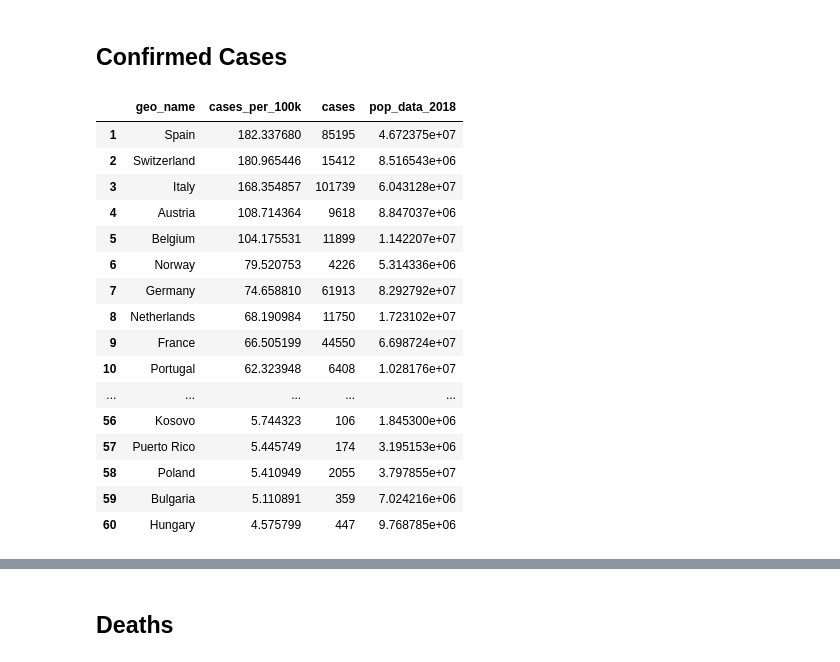
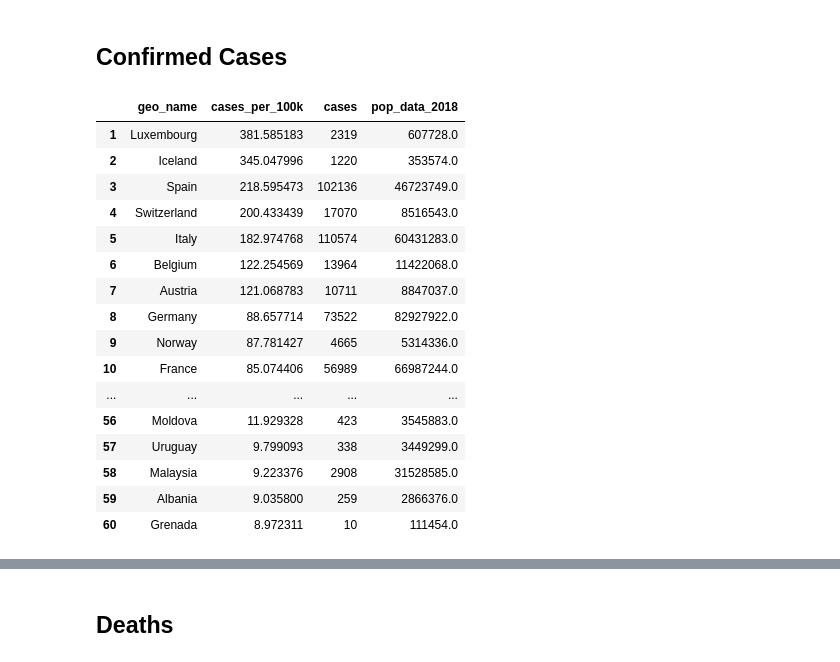
Before and after one commit to k0nserv/covid19, a Jupyter notebook: Per Country Analysis.ipynb, the cells around one changed output, grey strips where cells are left out. Cells and saved outputs as stored; diff of their text form; code cells hidden in the pictures.

```diff
--- a/Per Country Analysis.ipynb
+++ b/Per Country Analysis.ipynb
@@ -118,29 +129,29 @@ deaths_per_100k_over_time = make_per_100k_over_time('deaths', 10)
 ## Confirmed Cases
 # %%
 # Only consider countries with at least 1m citizens
-larger_countries_cases_per_100k = aggregated[aggregated['pop_data_2018'] >= 10 ** 6]
+larger_countries_cases_per_100k = aggregated[aggregated['pop_data_2018'] >= 10 ** 5]
 larger_countries_cases_per_100k = larger_countries_cases_per_100k.sort_values(by=['cases_per_100k'], ascending=False)
 larger_countries_cases_per_100k = rank_index(larger_countries_cases_per_100k)
 
 larger_countries_cases_per_100k[['geo_name', 'cases_per_100k', 'cases', 'pop_data_2018']].head(60)
 # %% [output]
 |  | geo_name | cases_per_100k | cases | pop_data_2018 |
-| 1 | Spain | 182.337680 | 85195 | 4.672375e+07 |
-| 2 | Switzerland | 180.965446 | 15412 | 8.516543e+06 |
-| 3 | Italy | 168.354857 | 101739 | 6.043128e+07 |
-| 4 | Austria | 108.714364 | 9618 | 8.847037e+06 |
-| 5 | Belgium | 104.175531 | 11899 | 1.142207e+07 |
-| 6 | Norway | 79.520753 | 4226 | 5.314336e+06 |
-| 7 | Germany | 74.658810 | 61913 | 8.292792e+07 |
-| 8 | Netherlands | 68.190984 | 11750 | 1.723102e+07 |
-| 9 | France | 66.505199 | 44550 | 6.698724e+07 |
-| 10 | Portugal | 62.323948 | 6408 | 1.028176e+07 |
+| 1 | Luxembourg | 381.585183 | 2319 | 607728.0 |
+| 2 | Iceland | 345.047996 | 1220 | 353574.0 |
+| 3 | Spain | 218.595473 | 102136 | 46723749.0 |
+| 4 | Switzerland | 200.433439 | 17070 | 8516543.0 |
+| 5 | Italy | 182.974768 | 110574 | 60431283.0 |
+| 6 | Belgium | 122.254569 | 13964 | 11422068.0 |
+| 7 | Austria | 121.068783 | 10711 | 8847037.0 |
+| 8 | Germany | 88.657714 | 73522 | 82927922.0 |
+| 9 | Norway | 87.781427 | 4665 | 5314336.0 |
+| 10 | France | 85.074406 | 56989 | 66987244.0 |
 | ... | ... | ... | ... | ... |
-| 56 | Kosovo | 5.744323 | 106 | 1.845300e+06 |
-| 57 | Puerto Rico | 5.445749 | 174 | 3.195153e+06 |
-| 58 | Poland | 5.410949 | 2055 | 3.797855e+07 |
-| 59 | Bulgaria | 5.110891 | 359 | 7.024216e+06 |
-| 60 | Hungary | 4.575799 | 447 | 9.768785e+06 |
+| 56 | Moldova | 11.929328 | 423 | 3545883.0 |
+| 57 | Uruguay | 9.799093 | 338 | 3449299.0 |
+| 58 | Malaysia | 9.223376 | 2908 | 31528585.0 |
+| 59 | Albania | 9.035800 | 259 | 2866376.0 |
+| 60 | Grenada | 8.972311 | 10 | 111454.0 |
 # %%
 countries = larger_countries_cases_per_100k['geo_id'].head(15)
 frames = [cases_per_100k_over_time(country, df) for country in countries]
```
Also changed, not shown: parts of 10 cells of this notebook.
